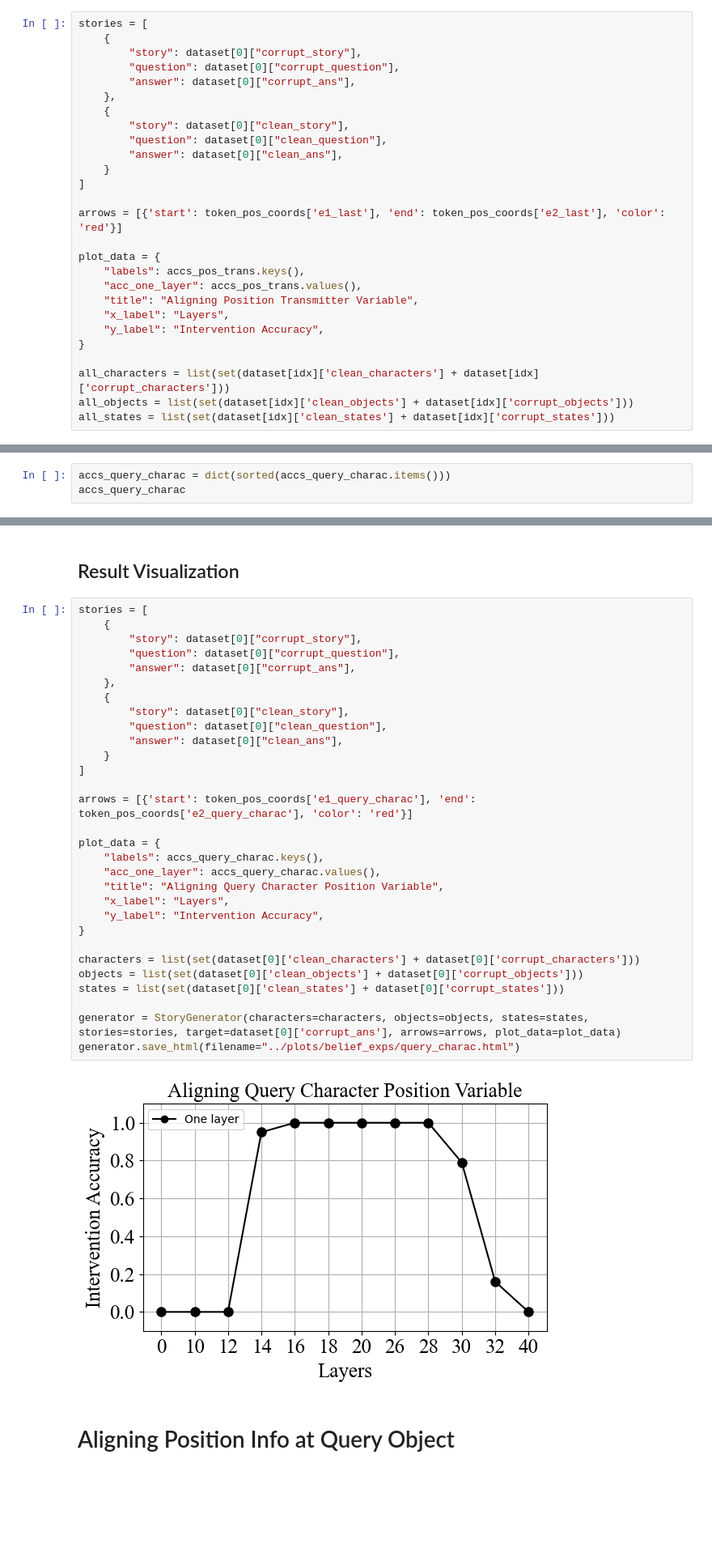
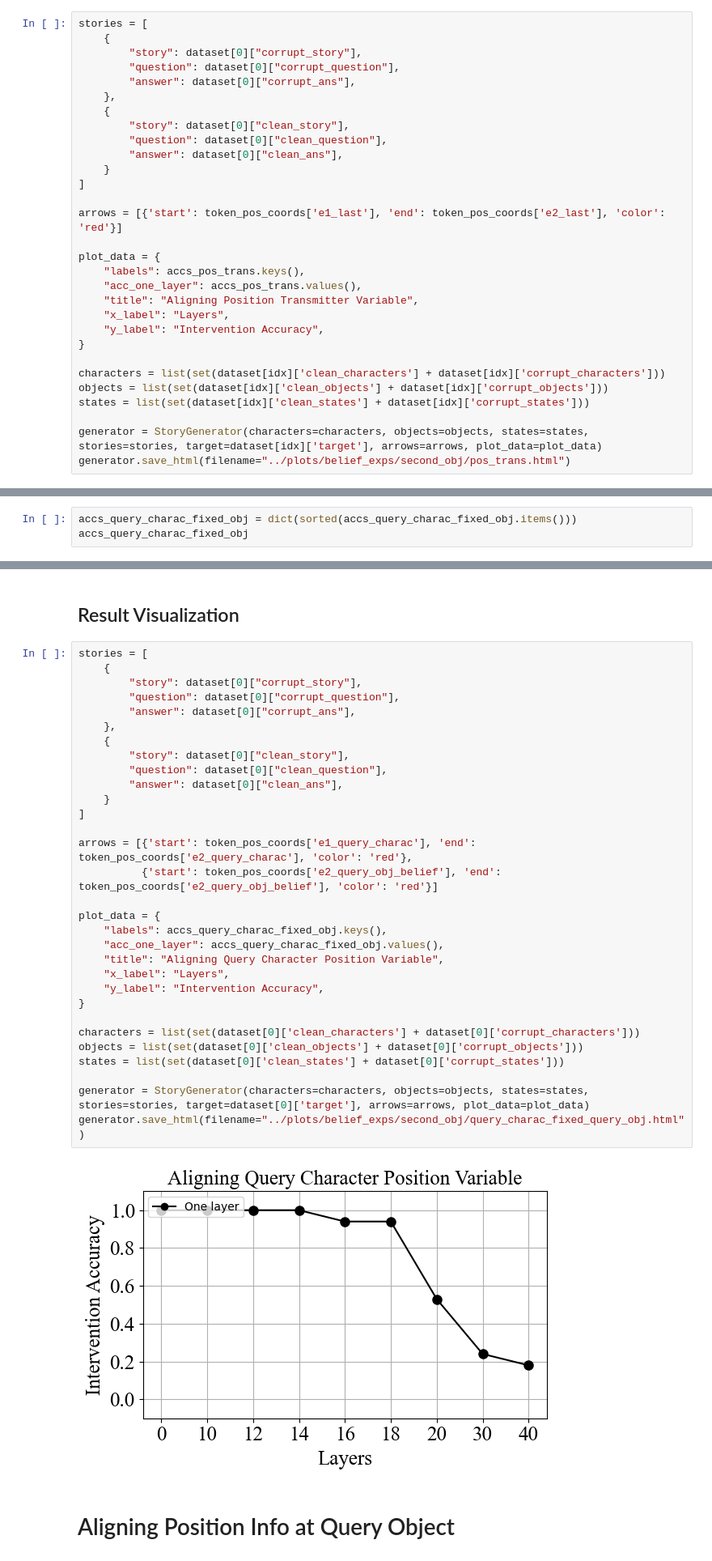
Before and after one commit to umango101/belief_tracking, a Jupyter notebook: notebooks/initial_worldstate_belief_ques.ipynb, the cells around one changed output, grey strips where cells are left out. Shown at 81% size. Drawn from its saved outputs; the diff is of its cells as text; blank space fills up the shorter version.

```diff
--- a/notebooks/initial_worldstate_belief_ques.ipynb
+++ b/notebooks/initial_worldstate_belief_ques.ipynb
@@ -554,6 +546,9 @@ plot_data = {
     "y_label": "Intervention Accuracy",
 }
 
-all_characters = list(set(dataset[idx]['clean_characters'] + dataset[idx]['corrupt_characters']))
-all_objects = list(set(dataset[idx]['clean_objects'] + dataset[idx]['corrupt_objects']))
-all_states = list(set(dataset[idx]['clean_states'] + dataset[idx]['corrupt_states']))
+characters = list(set(dataset[idx]['clean_characters'] + dataset[idx]['corrupt_characters']))
+objects = list(set(dataset[idx]['clean_objects'] + dataset[idx]['corrupt_objects']))
+states = list(set(dataset[idx]['clean_states'] + dataset[idx]['corrupt_states']))
+
+generator = StoryGenerator(characters=characters, objects=objects, states=states, stories=stories, target=dataset[idx]['target'], arrows=arrows, plot_data=plot_data)
+generator.save_html(filename="../plots/belief_exps/second_obj/pos_trans.html")
@@ -693,4 +685,4 @@ Layer: 0 | Accuracy: 1.0
 # %%
-accs_query_charac = dict(sorted(accs_query_charac.items()))
-accs_query_charac
+accs_query_charac_fixed_obj = dict(sorted(accs_query_charac_fixed_obj.items()))
+accs_query_charac_fixed_obj
 # %% [output]
@@ -711,35 +700,36 @@ accs_query_charac
 # %%
 stories = [
     {
         "story": dataset[0]["corrupt_story"],
         "question": dataset[0]["corrupt_question"],
         "answer": dataset[0]["corrupt_ans"],
     },
     {
         "story": dataset[0]["clean_story"],
         "question": dataset[0]["clean_question"],
         "answer": dataset[0]["clean_ans"],
     }
 ]
 
-arrows = [{'start': token_pos_coords['e1_query_charac'], 'end': token_pos_coords['e2_query_charac'], 'color': 'red'}]
+arrows = [{'start': token_pos_coords['e1_query_charac'], 'end': token_pos_coords['e2_query_charac'], 'color': 'red'},
+          {'start': token_pos_coords['e2_query_obj_belief'], 'end': token_pos_coords['e2_query_obj_belief'], 'color': 'red'}]
 
 plot_data = {
-    "labels": accs_query_charac.keys(),
-    "acc_one_layer": accs_query_charac.values(),
+    "labels": accs_query_charac_fixed_obj.keys(),
+    "acc_one_layer": accs_query_charac_fixed_obj.values(),
     "title": "Aligning Query Character Position Variable",
     "x_label": "Layers",
     "y_label": "Intervention Accuracy",
 }
 
 characters = list(set(dataset[0]['clean_characters'] + dataset[0]['corrupt_characters']))
 objects = list(set(dataset[0]['clean_objects'] + dataset[0]['corrupt_objects']))
 states = list(set(dataset[0]['clean_states'] + dataset[0]['corrupt_states']))
 
-generator = StoryGenerator(characters=characters, objects=objects, states=states, stories=stories, target=dataset[0]['corrupt_ans'], arrows=arrows, plot_data=plot_data)
-generator.save_html(filename="../plots/belief_exps/query_charac.html")
+generator = StoryGenerator(characters=characters, objects=objects, states=states, stories=stories, target=dataset[0]['target'], arrows=arrows, plot_data=plot_data)
+generator.save_html(filename="../plots/belief_exps/second_obj/query_charac_fixed_query_obj.html")
 # %% [output]
-[figure, old version]
+[figure, new version]
 # %% [markdown]
 # Aligning Position Info at Query Object
 # %%
```
Also changed, not shown: parts of 32 cells of this notebook, 21 other files.
